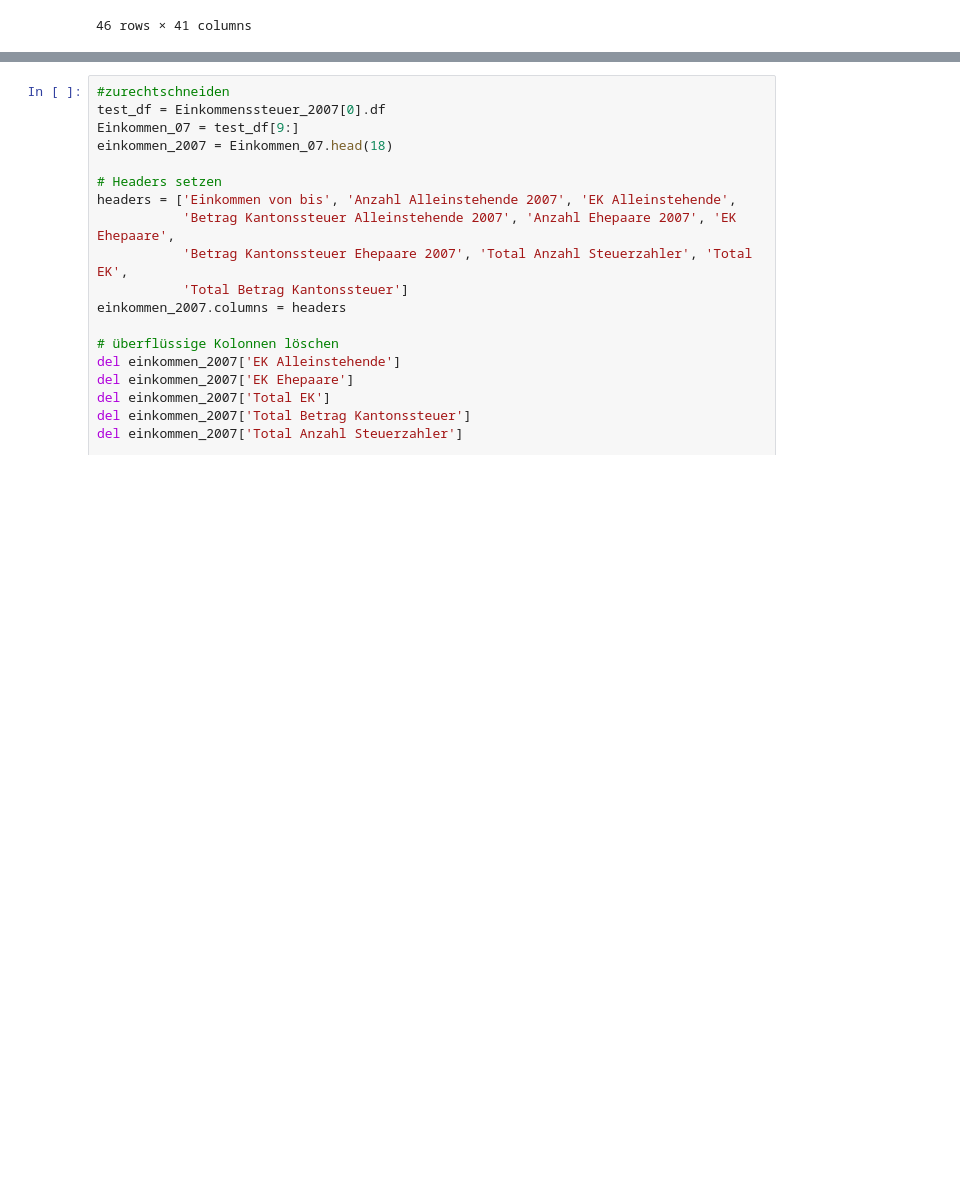
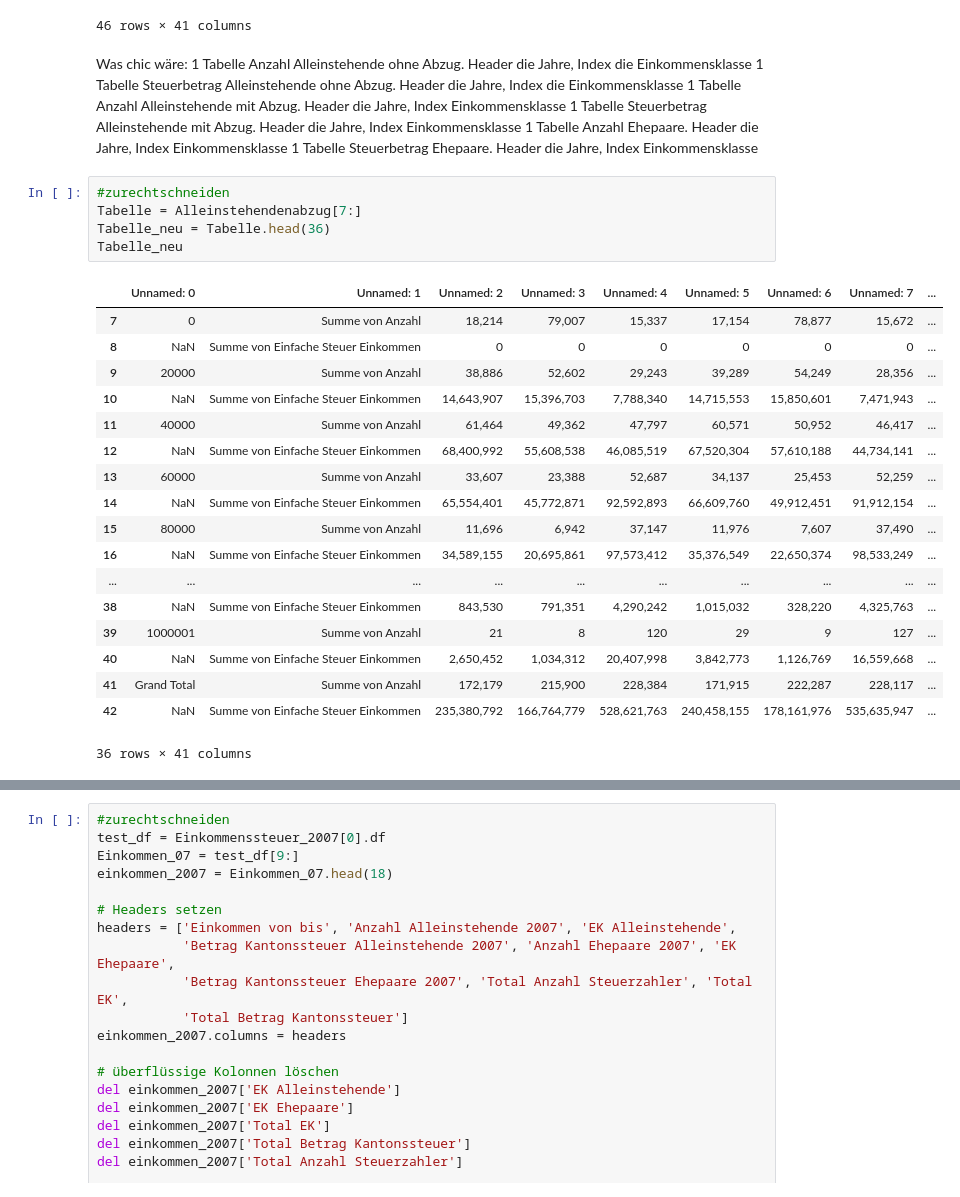
Before and after one commit to sandrarutschi/cas-ddj, a Jupyter notebook: Meine Projekte/Abschlussarbeit/Alleinstehendenabzug.ipynb, the cells around one changed output, grey strips where cells are left out. Cells and saved outputs as stored; diff of their text form; blank space fills up the shorter version.

```diff
--- a/Meine Projekte/Abschlussarbeit/Alleinstehendenabzug.ipynb
+++ b/Meine Projekte/Abschlussarbeit/Alleinstehendenabzug.ipynb
@@ -23,3 +23,35 @@ Alleinstehendenabzug
 | 44 | NaN | NaN | NaN | NaN | NaN | NaN | NaN | NaN | ... |
 | 45 | NaN | NaN | NaN | NaN | NaN | NaN | NaN | NaN | ... |
 46 rows × 41 columns
+# %% [markdown]
+Was chic wäre:
+1 Tabelle Anzahl Alleinstehende ohne Abzug. Header die Jahre, Index die Einkommensklasse
+1 Tabelle Steuerbetrag Alleinstehende ohne Abzug. Header die Jahre, Index die Einkommensklasse
+1 Tabelle Anzahl Alleinstehende mit Abzug. Header die Jahre, Index Einkommensklasse
+1 Tabelle Steuerbetrag Alleinstehende mit Abzug. Header die Jahre, Index Einkommensklasse
+1 Tabelle Anzahl Ehepaare. Header die Jahre, Index Einkommensklasse
+1 Tabelle Steuerbetrag Ehepaare. Header die Jahre, Index Einkommensklasse
+# %%
+#zurechtschneiden
+Tabelle = Alleinstehendenabzug[7:]
+Tabelle_neu = Tabelle.head(36)
+Tabelle_neu
+# %% [output]
+|  | Unnamed: 0 | Unnamed: 1 | Unnamed: 2 | Unnamed: 3 | Unnamed: 4 | Unnamed: 5 | Unnamed: 6 | Unnamed: 7 | ... |
+| 7 | 0 | Summe von Anzahl | 18,214 | 79,007 | 15,337 | 17,154 | 78,877 | 15,672 | ... |
+| 8 | NaN | Summe von Einfache Steuer Einkommen | 0 | 0 | 0 | 0 | 0 | 0 | ... |
+| 9 | 20000 | Summe von Anzahl | 38,886 | 52,602 | 29,243 | 39,289 | 54,249 | 28,356 | ... |
+| 10 | NaN | Summe von Einfache Steuer Einkommen | 14,643,907 | 15,396,703 | 7,788,340 | 14,715,553 | 15,850,601 | 7,471,943 | ... |
+| 11 | 40000 | Summe von Anzahl | 61,464 | 49,362 | 47,797 | 60,571 | 50,952 | 46,417 | ... |
+| 12 | NaN | Summe von Einfache Steuer Einkommen | 68,400,992 | 55,608,538 | 46,085,519 | 67,520,304 | 57,610,188 | 44,734,141 | ... |
+| 13 | 60000 | Summe von Anzahl | 33,607 | 23,388 | 52,687 | 34,137 | 25,453 | 52,259 | ... |
+| 14 | NaN | Summe von Einfache Steuer Einkommen | 65,554,401 | 45,772,871 | 92,592,893 | 66,609,760 | 49,912,451 | 91,912,154 | ... |
+| 15 | 80000 | Summe von Anzahl | 11,696 | 6,942 | 37,147 | 11,976 | 7,607 | 37,490 | ... |
+| 16 | NaN | Summe von Einfache Steuer Einkommen | 34,589,155 | 20,695,861 | 97,573,412 | 35,376,549 | 22,650,374 | 98,533,249 | ... |
+| ... | ... | ... | ... | ... | ... | ... | ... | ... | ... |
+| 38 | NaN | Summe von Einfache Steuer Einkommen | 843,530 | 791,351 | 4,290,242 | 1,015,032 | 328,220 | 4,325,763 | ... |
+| 39 | 1000001 | Summe von Anzahl | 21 | 8 | 120 | 29 | 9 | 127 | ... |
+| 40 | NaN | Summe von Einfache Steuer Einkommen | 2,650,452 | 1,034,312 | 20,407,998 | 3,842,773 | 1,126,769 | 16,559,668 | ... |
+| 41 | Grand Total | Summe von Anzahl | 172,179 | 215,900 | 228,384 | 171,915 | 222,287 | 228,117 | ... |
+| 42 | NaN | Summe von Einfache Steuer Einkommen | 235,380,792 | 166,764,779 | 528,621,763 | 240,458,155 | 178,161,976 | 535,635,947 | ... |
+36 rows × 41 columns
```
Also changed, not shown: parts of 11 cells of this notebook.
